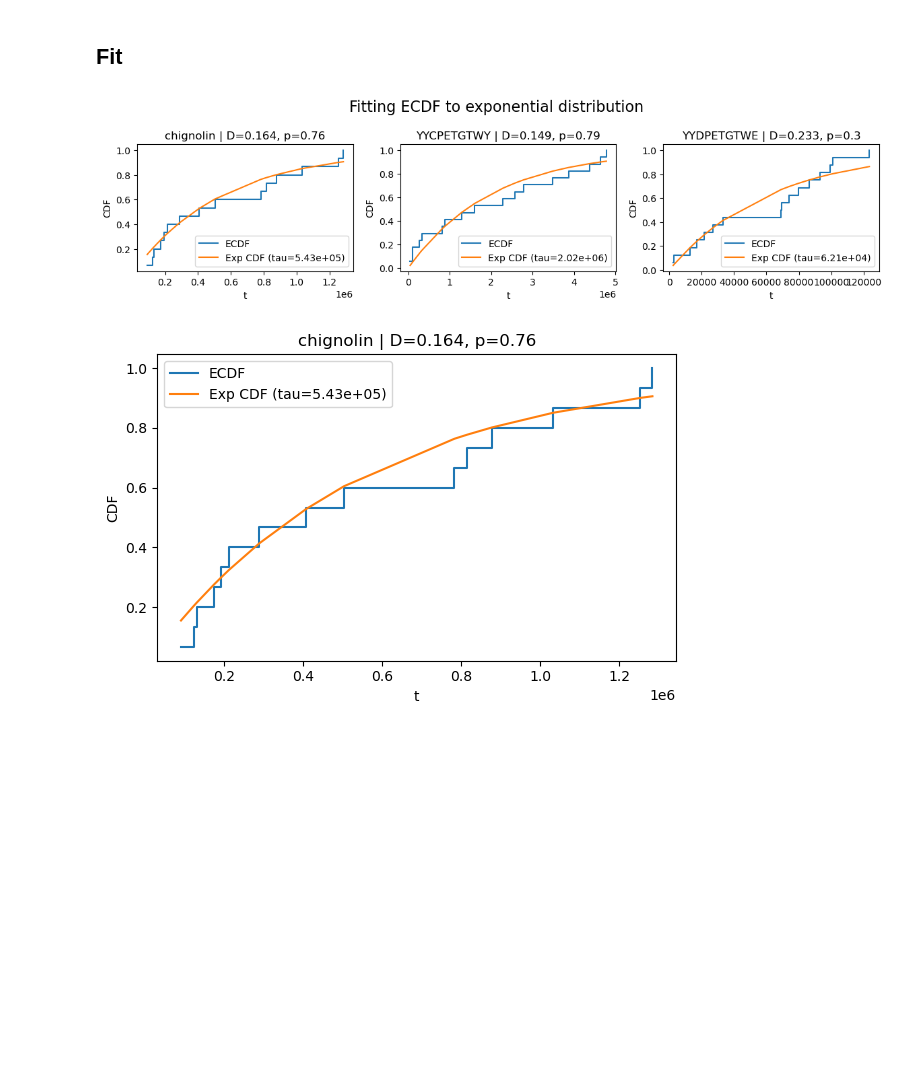
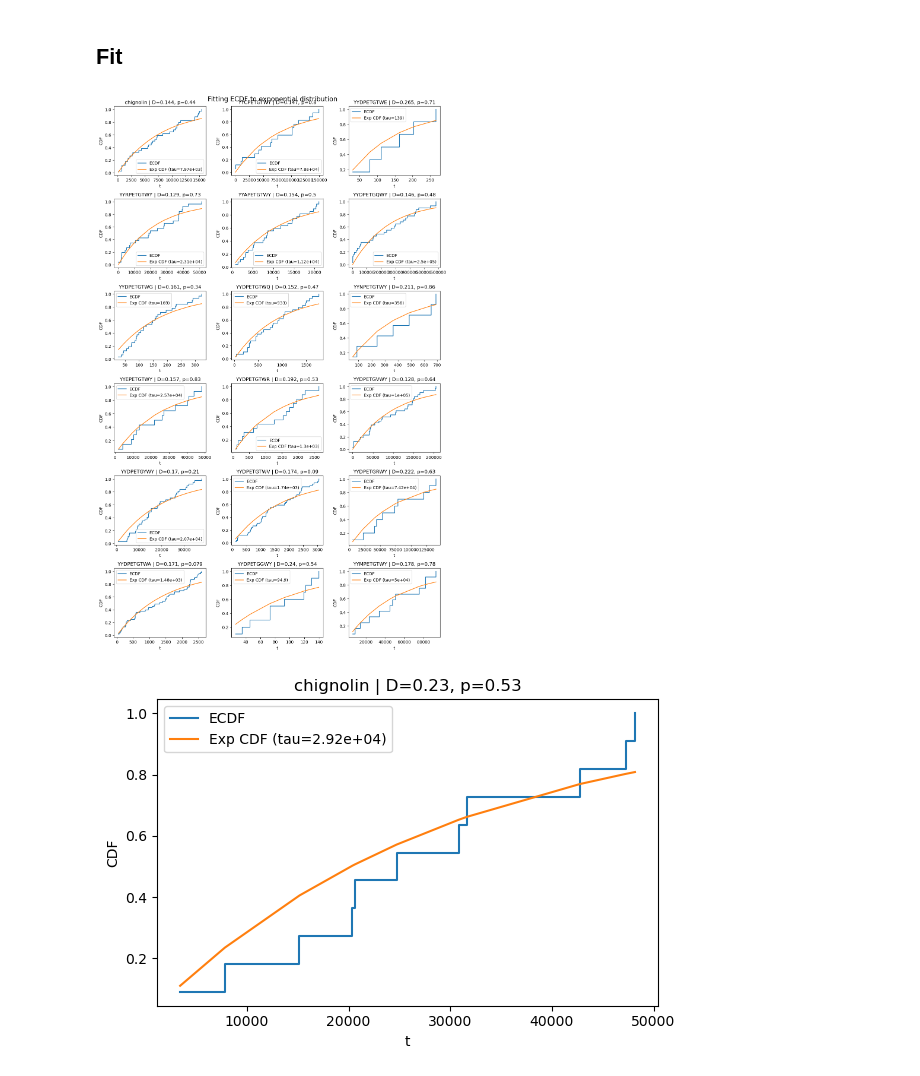
Before and after one commit to MendelsResearchGroup/guiding-peptide-kinetics, a Jupyter notebook: src/dan.ipynb, the cells around one changed output. Saved outputs shown, nothing was run; the diff lists cells and outputs as text; code cells hidden in the pictures; blank space fills up the shorter version.

```diff
--- a/src/dan.ipynb
+++ b/src/dan.ipynb
@@ -116,8 +116,8 @@ def collect_df(all_mfpt, th: float, sample_size: int):
         if short is None:
             raise ValueError(f"Unknown mutation: {long_name}")
         s = np.sort(np.array(all_mfpt[long_name][th]))[:sample_size]
-        mfpt, lim = estimateMFPT(s, 10)
-        # print(f"{long_name} ({short}): {(mfpt * 1e-6):.4g} us, selected first {lim:.4g} samples")
+        mfpt, lim = estimateMFPT(s)
+        print(f"{long_name} ({short}): {(mfpt * 1e-6):.4g} us, selected first {lim:.4g} samples")
 
         dot = dot_data['full_evec_dot'].get(short, None)
         avg_change_diff = avg_change_diff_data['AvgChange_Diff_F-U'].get(short, None)
@@ -451,41 +504,41 @@ def ks_table_fastest_k(all_mfpt, names, th, k):
     for name in names:
         s = np.array(all_mfpt[name][th])
         s.sort()
 
         s = s[:k]
         tau, p, D = fit_exp_ks(s)
         rows.append({"name": name, "n": s.size, "tau": tau, "ks_p": p, "ks_D": D})
     return pd.DataFrame(rows).sort_values("ks_p", ascending=False)
 
 def plot_ecdfs_grid_fastest_k(all_mfpt, names, th, k = None ):
     ncols=3
     m = len(names)
     nrows = math.ceil(m / ncols)
     fig, axes = plt.subplots(nrows, ncols, figsize=(4*ncols, 3.2*nrows), squeeze=False)
 
     fig.suptitle("Fitting ECDF to exponential distribution", fontsize=16)
     for i, name in enumerate(names):
         r, c = divmod(i, ncols)
-        mfpt_base, k = estimateMFPT(np.array(all_mfpt[name][th]), 10)
+        mfpt_base, k = estimateMFPT(np.array(all_mfpt[name][th]))
         # print(mfpt_base, k)
 
         s = np.sort(np.array(all_mfpt[name][th]))[:k]
         fit_exp_ecdf(s, ax=axes[r, c])
         axes[r, c].set_title(f"{name} | " + axes[r, c].get_title())
 
     fig.tight_layout()
     return fig
 
-th = thresholds[5]
+th = thresholds[1]
 
-plot_ecdfs_grid_fastest_k(all_mfpt, proteins[:3], th)
+plot_ecdfs_grid_fastest_k(all_mfpt, proteins, th)
 plt.show()
 # %% [output]
-[figure, old version]
+[figure, new version]
 # %%
 def plot_ecdf_single(all_mfpt, name, th, k=None):
     fig, ax = plt.subplots(figsize=(6,4))
-    mfpt_base, k = estimateMFPT(np.array(all_mfpt[name][th]), 10)
+    mfpt_base, k = estimateMFPT(np.array(all_mfpt[name][th]))
     s = np.sort(np.array(all_mfpt[name][th]))[:k]
     fit_exp_ecdf(s, ax=ax)
     ax.set_title(f"{name} | " + ax.get_title())
@@ -496,4 +549,4 @@ th = thresholds[5]
 plot_ecdf_single(all_mfpt, proteins[0], th)
 plt.show()
 # %% [output]
-[figure, old version]
+[figure, new version]
```
Also changed, not shown: parts of 4 cells of this notebook, 25 other files.
